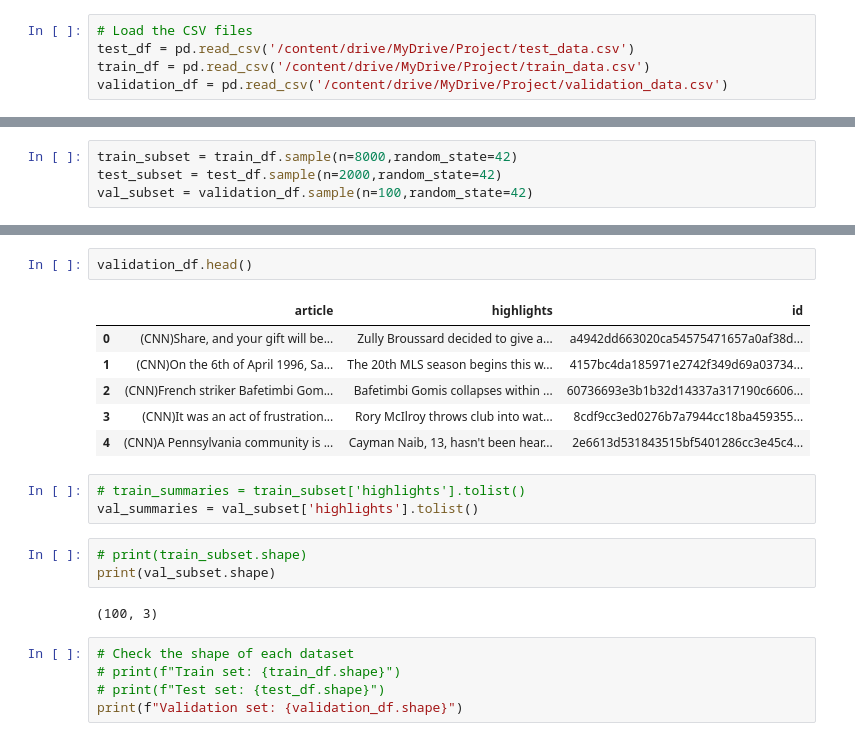
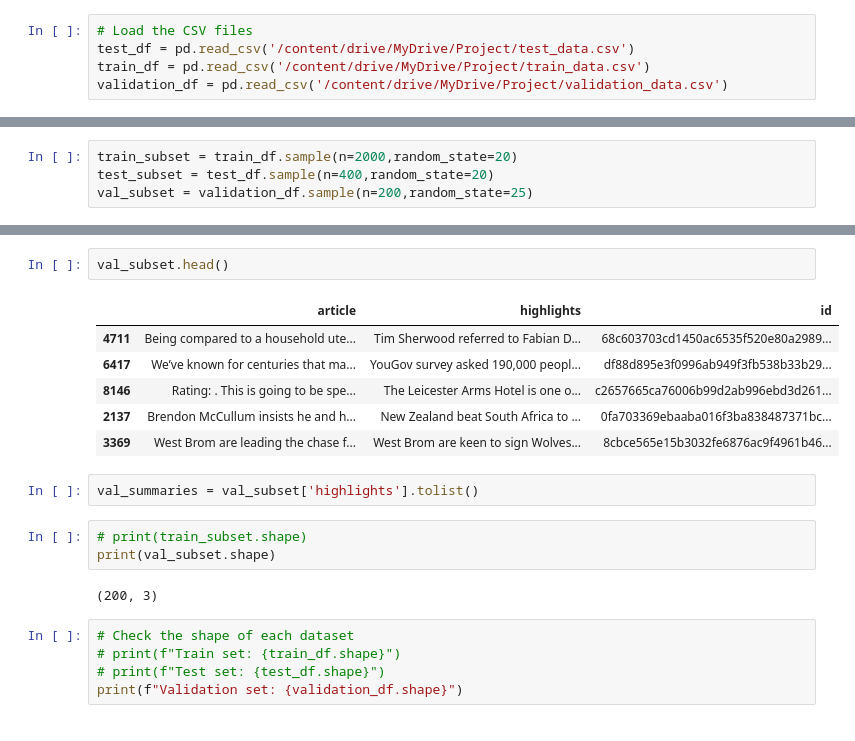
Before and after one commit to sandrabinu3/Text_Summarization_using_NLP-Project, a Jupyter notebook: textSum.ipynb, the cells around one changed output, grey strips where cells are left out. Drawn from its saved outputs; the diff is of its cells as text.

```diff
--- a/textSum.ipynb
+++ b/textSum.ipynb
@@ -103,4 +100,4 @@ validation_df = pd.read_csv('/content/drive/MyDrive/Project/validation_data.csv'
 # %%
-train_subset = train_df.sample(n=8000,random_state=42)
-test_subset = test_df.sample(n=2000,random_state=42)
-val_subset = validation_df.sample(n=100,random_state=42)
+train_subset = train_df.sample(n=2000,random_state=20)
+test_subset = test_df.sample(n=400,random_state=20)
+val_subset = validation_df.sample(n=200,random_state=25)
@@ -107,20 +225,19 @@ val_subset = validation_df.sample(n=100,random_state=42)
 # %%
-validation_df.head()
+val_subset.head()
 # %% [output]
 |  | article | highlights | id |
-| 0 | (CNN)Share, and your gift will be... | Zully Broussard decided to give a... | a4942dd663020ca54575471657a0af38d... |
-| 1 | (CNN)On the 6th of April 1996, Sa... | The 20th MLS season begins this w... | 4157bc4da185971e2742f349d69a03734... |
-| 2 | (CNN)French striker Bafetimbi Gom... | Bafetimbi Gomis collapses within ... | 60736693e3b1b32d14337a317190c6606... |
-| 3 | (CNN)It was an act of frustration... | Rory McIlroy throws club into wat... | 8cdf9cc3ed0276b7a7944cc18ba459355... |
-| 4 | (CNN)A Pennsylvania community is ... | Cayman Naib, 13, hasn't been hear... | 2e6613d531843515bf5401286cc3e45c4... |
+| 4711 | Being compared to a household ute... | Tim Sherwood referred to Fabian D... | 68c603703cd1450ac6535f520e80a2989... |
+| 6417 | We’ve known for centuries that ma... | YouGov survey asked 190,000 peopl... | df88d895e3f0996ab949f3fb538b33b29... |
+| 8146 | Rating: . This is going to be spe... | The Leicester Arms Hotel is one o... | c2657665ca76006b99d2ab996ebd3d261... |
+| 2137 | Brendon McCullum insists he and h... | New Zealand beat South Africa to ... | 0fa703369ebaaba016f3ba838487371bc... |
+| 3369 | West Brom are leading the chase f... | West Brom are keen to sign Wolves... | 8cbce565e15b3032fe6876ac9f4961b46... |
 # %%
-# train_summaries = train_subset['highlights'].tolist()
 val_summaries = val_subset['highlights'].tolist()
 # %%
 # print(train_subset.shape)
 print(val_subset.shape)
 # %% [output]
-(100, 3)
+(200, 3)
 # %%
 # Check the shape of each dataset
 # print(f"Train set: {train_df.shape}")
```
Also changed, not shown: parts of 32 cells of this notebook, 3 other files.
